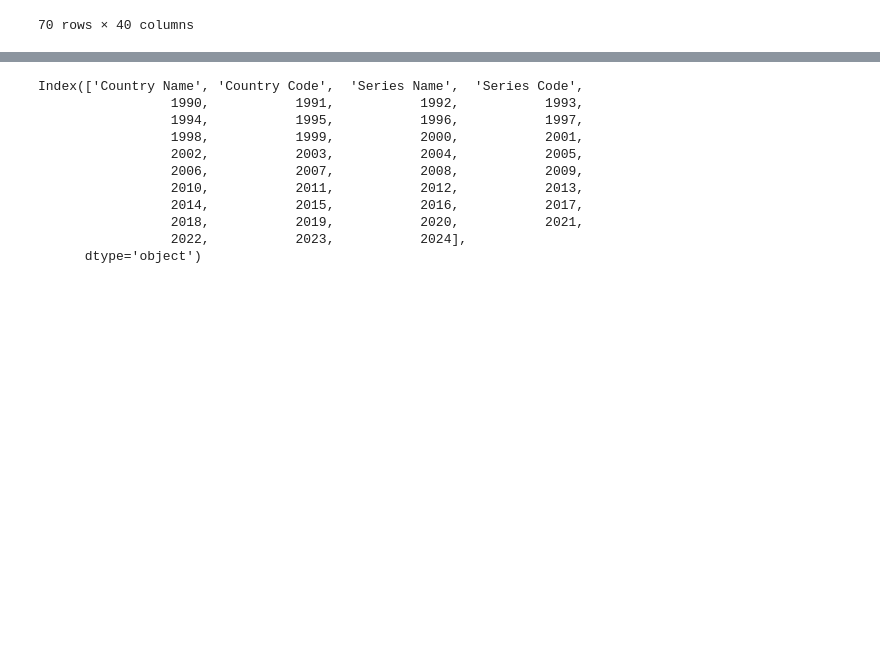
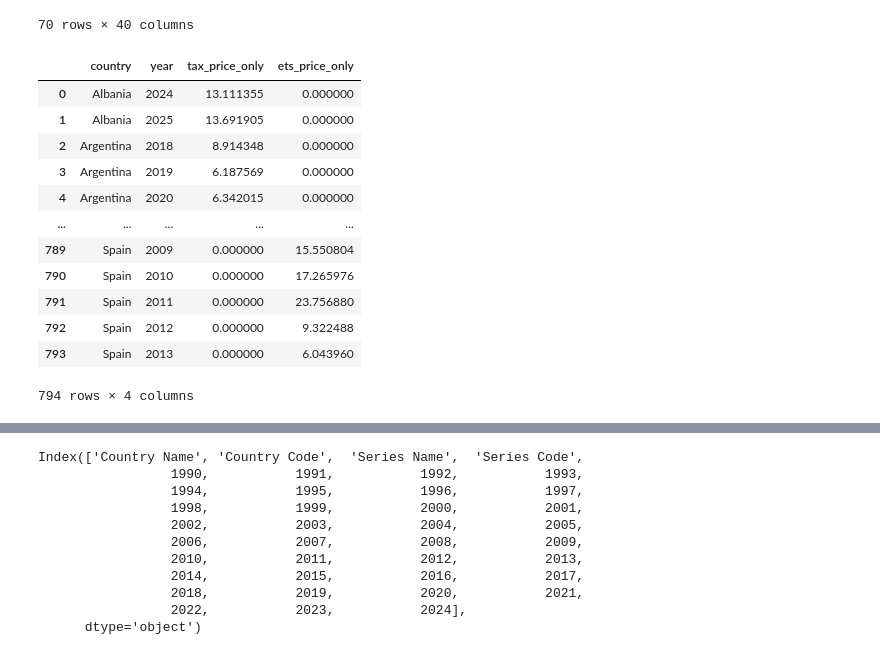
Before and after one commit to WillNoon/CarbonTaxModellingAndRecommendation, a Jupyter notebook: notebooks/data_cleaning.ipynb, the cells around one changed output, grey strips where cells are left out. Drawn from its saved outputs; the diff is of its cells as text; code cells hidden in the pictures; blank space fills up the shorter version.

```diff
--- a/notebooks/data_cleaning.ipynb
+++ b/notebooks/data_cleaning.ipynb
@@ -181,9 +184,9 @@ emissions_data_cleaned["co2_per_gdp_plus_5"] = emissions_data_cleaned.groupby('c
 # %%
-emissions_data_cleaned["co2_per_capita_prior_trend"] = (emissions_data_cleaned["co2_per_capita"] - emissions_data_cleaned["co2_per_capita_minus_5"]) / 3
-emissions_data_cleaned["co2_per_capita_future_trend"] = (emissions_data_cleaned["co2_per_capita_plus_5"] - emissions_data_cleaned["co2_per_capita"]) / 3
+emissions_data_cleaned["co2_per_capita_prior_trend"] = (emissions_data_cleaned["co2_per_capita"] - emissions_data_cleaned["co2_per_capita_minus_3"]) / 3
+emissions_data_cleaned["co2_per_capita_future_trend"] = (emissions_data_cleaned["co2_per_capita_plus_3"] - emissions_data_cleaned["co2_per_capita"]) / 3
 
-emissions_data_cleaned["co2_per_gdp_prior_trend"] = (emissions_data_cleaned["co2_per_gdp"] - emissions_data_cleaned["co2_per_gdp_minus_5"]) / 3
-emissions_data_cleaned["co2_per_gdp_future_trend"] = (emissions_data_cleaned["co2_per_gdp_plus_5"] - emissions_data_cleaned["co2_per_gdp"]) / 3
+emissions_data_cleaned["co2_per_gdp_prior_trend"] = (emissions_data_cleaned["co2_per_gdp"] - emissions_data_cleaned["co2_per_gdp_minus_3"]) / 3
+emissions_data_cleaned["co2_per_gdp_future_trend"] = (emissions_data_cleaned["co2_per_gdp_plus_3"] - emissions_data_cleaned["co2_per_gdp"]) / 3
 # %%
 emissions_data_cleaned.to_csv("../data/cleaned/emissions_owid_cleaned.csv", index=False, float_format='%.6f')
 # %%
@@ -328,0 +335,45 @@ carbon_tax_long["tax_price"] = carbon_tax_long["tax_price"].astype(float)
+# %%
+# Aggregate max price per (country, year) for each instrument type
+
+tax_yearly = (
+    tax_rows
+    .groupby(["country", "year"], as_index=False)["tax_price"]
+    .max()
+    .rename(columns={"tax_price": "tax_price_only"})
+)
+
+ets_yearly = (
+    ets_rows
+    .groupby(["country", "year"], as_index=False)["tax_price"]
+    .max()
+    .rename(columns={"tax_price": "ets_price_only"})
+)
+# %%
+# Combine tax and ETS into a single yearly policy table
+carbon_pricing_yearly = tax_yearly.merge(
+    ets_yearly,
+    on=["country", "year"],
+    how="outer"
+)
+
+# Fill missing prices with 0 = no instrument of that type in that year
+carbon_pricing_yearly[["tax_price_only", "ets_price_only"]] = (
+    carbon_pricing_yearly[["tax_price_only", "ets_price_only"]]
+    .fillna(0.0)
+)
+
+carbon_pricing_yearly
+# %% [output]
+|  | country | year | tax_price_only | ets_price_only |
+| 0 | Albania | 2024 | 13.111355 | 0.000000 |
+| 1 | Albania | 2025 | 13.691905 | 0.000000 |
+| 2 | Argentina | 2018 | 8.914348 | 0.000000 |
+| 3 | Argentina | 2019 | 6.187569 | 0.000000 |
+| 4 | Argentina | 2020 | 6.342015 | 0.000000 |
+| ... | ... | ... | ... | ... |
+| 789 | Spain | 2009 | 0.000000 | 15.550804 |
+| 790 | Spain | 2010 | 0.000000 | 17.265976 |
+| 791 | Spain | 2011 | 0.000000 | 23.756880 |
+| 792 | Spain | 2012 | 0.000000 | 9.322488 |
+| 793 | Spain | 2013 | 0.000000 | 6.043960 |
+794 rows × 4 columns
```
Also changed, not shown: parts of 26 cells of this notebook, 6 other files.
